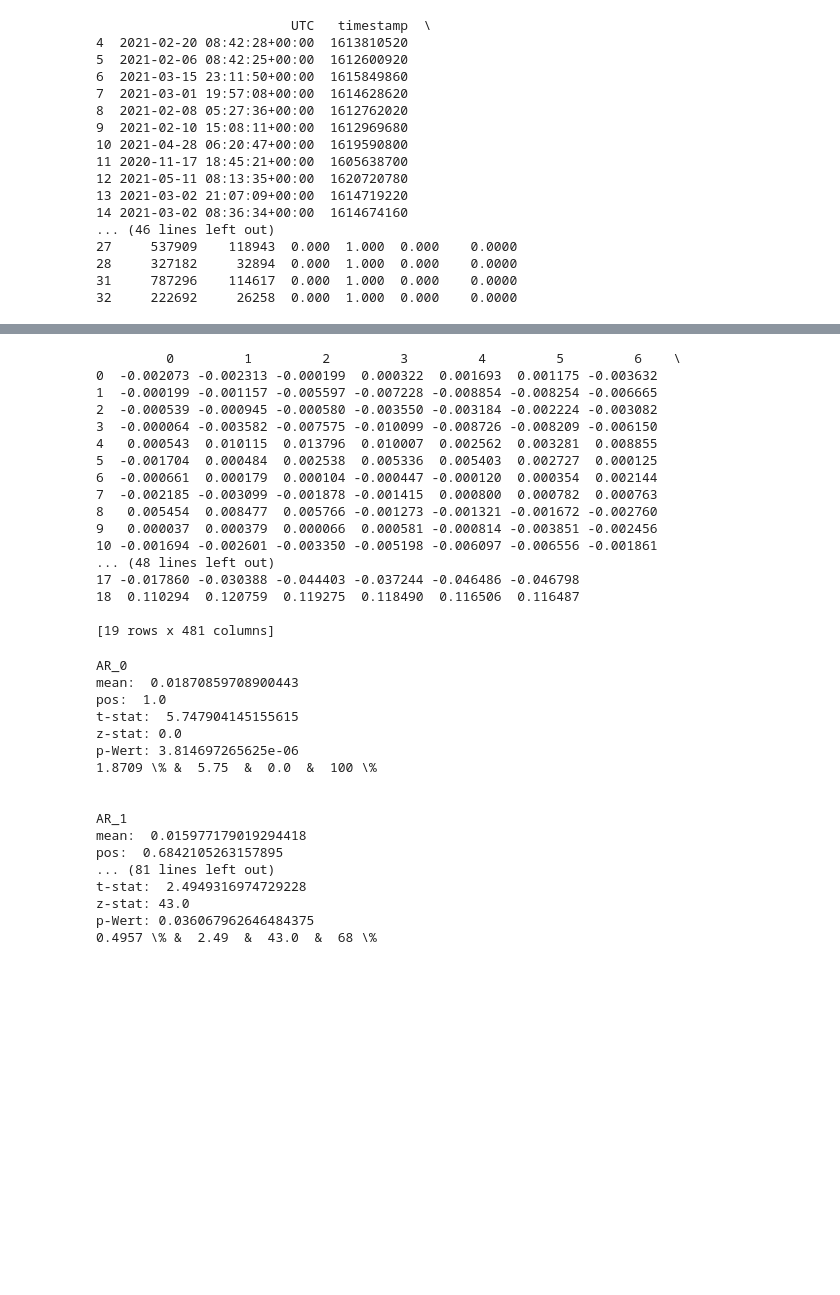
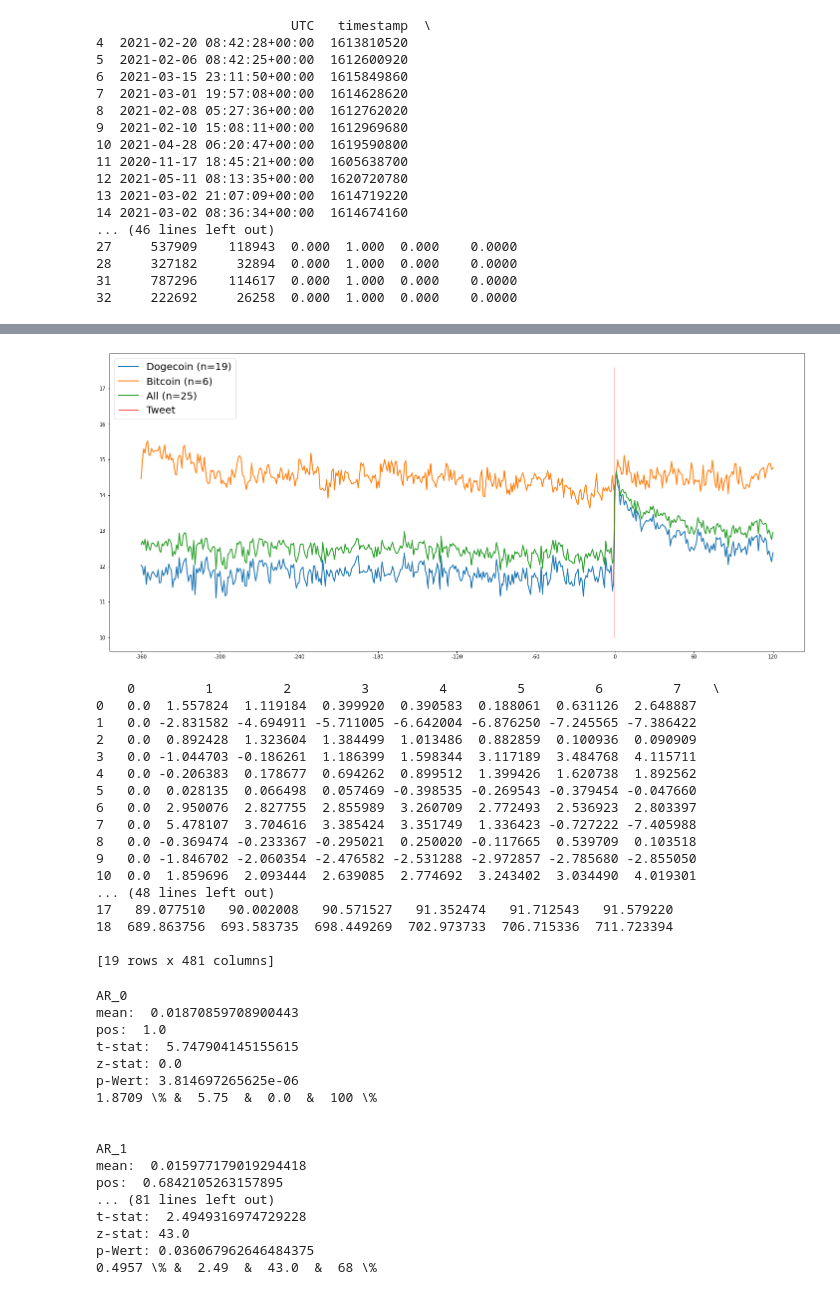
Before and after one commit to Zin9zan9/QMEF, a Jupyter notebook: Doge_coin_analysis.ipynb, the cells around one changed output, grey strips where cells are left out. Drawn from its saved outputs; the diff is of its cells as text; code cells hidden in the pictures; blank space fills up the shorter version.

```diff
--- a/Doge_coin_analysis.ipynb
+++ b/Doge_coin_analysis.ipynb
@@ -288,21 +364,43 @@ plt.savefig('CAR_Übersicht.pdf')
+# %%
+cum_abnormal_volume_all_doge = pd.DataFrame(cum_abnormal_volume_all)
+cum_abnormal_volume_all_btc = pd.read_csv('cum_abnormal_volume_all_btc.csv')
+
+
+mean_catv_doge = cum_abnormal_volume_all_doge.mean()
+mean_catv_btc = cum_abnormal_volume_all_btc.mean()
+
+mean_catv_all = (19*mean_catv_doge.values+6*mean_catv_btc.values)/25
+
+fig = plt.figure(1, figsize = (25, 11))
+plt.plot(mean_catv_doge, lw=2, label='Dogecoin (n=19)')
+plt.plot(mean_catv_btc, lw=2, label='Bitcoin (n=6)')
+plt.plot(mean_catv_all, lw=2, label='All (n=25)')
+
+plt.vlines(359, label='Tweet', ymin=10, ymax=mean_catv_all.max()*1.2, colors='red', lw=1)
+plt.xticks([0, 60, 120, 180, 240, 300, 360, 420, 480], ['-360', '-300', '-240', '-180', '-120', '-60', '0', '60', '120'])
+# plt.yticks([-0.02, 0, 0.02, 0.04, 0.06], ['-2%', '0%', '2%', '4%', '6%'])
+plt.legend(loc='upper left', fontsize=20)
+plt.savefig('CATV_Übersicht.pdf')
+# %% [output]
+[figure, added]
 # %%
-print(pd.DataFrame(cum_abnormal_returns_all))
+print(pd.DataFrame(cum_abnormal_volume_all))
 # %% [output]
-         0         1         2         3         4         5         6    \
-0  -0.002073 -0.002313 -0.000199  0.000322  0.001693  0.001175 -0.003632
-1  -0.000199 -0.001157 -0.005597 -0.007228 -0.008854 -0.008254 -0.006665
-2  -0.000539 -0.000945 -0.000580 -0.003550 -0.003184 -0.002224 -0.003082
-3  -0.000064 -0.003582 -0.007575 -0.010099 -0.008726 -0.008209 -0.006150
-4   0.000543  0.010115  0.013796  0.010007  0.002562  0.003281  0.008855
-5  -0.001704  0.000484  0.002538  0.005336  0.005403  0.002727  0.000125
-6  -0.000661  0.000179  0.000104 -0.000447 -0.000120  0.000354  0.002144
-7  -0.002185 -0.003099 -0.001878 -0.001415  0.000800  0.000782  0.000763
-8   0.005454  0.008477  0.005766 -0.001273 -0.001321 -0.001672 -0.002760
-9   0.000037  0.000379  0.000066  0.000581 -0.000814 -0.003851 -0.002456
-10 -0.001694 -0.002601 -0.003350 -0.005198 -0.006097 -0.006556 -0.001861
+    0         1         2         3         4         5         6         7    \
+0   0.0  1.557824  1.119184  0.399920  0.390583  0.188061  0.631126  2.648887
+1   0.0 -2.831582 -4.694911 -5.711005 -6.642004 -6.876250 -7.245565 -7.386422
+2   0.0  0.892428  1.323604  1.384499  1.013486  0.882859  0.100936  0.090909
+3   0.0 -1.044703 -0.186261  1.186399  1.598344  3.117189  3.484768  4.115711
+4   0.0 -0.206383  0.178677  0.694262  0.899512  1.399426  1.620738  1.892562
+5   0.0  0.028135  0.066498  0.057469 -0.398535 -0.269543 -0.379454 -0.047660
+6   0.0  2.950076  2.827755  2.855989  3.260709  2.772493  2.536923  2.803397
+7   0.0  5.478107  3.704616  3.385424  3.351749  1.336423 -0.727222 -7.405988
+8   0.0 -0.369474 -0.233367 -0.295021  0.250020 -0.117665  0.539709  0.103518
+9   0.0 -1.846702 -2.060354 -2.476582 -2.531288 -2.972857 -2.785680 -2.855050
+10  0.0  1.859696  2.093444  2.639085  2.774692  3.243402  3.034490  4.019301
 ... (48 lines left out)
-17 -0.017860 -0.030388 -0.044403 -0.037244 -0.046486 -0.046798
-18  0.110294  0.120759  0.119275  0.118490  0.116506  0.116487
+17   89.077510   90.002008   90.571527   91.352474   91.712543   91.579220
+18  689.863756  693.583735  698.449269  702.973733  706.715336  711.723394
 
 [19 rows x 481 columns]
 # %%
```
Also changed, not shown: parts of 7 cells of this notebook, 8 other files.
